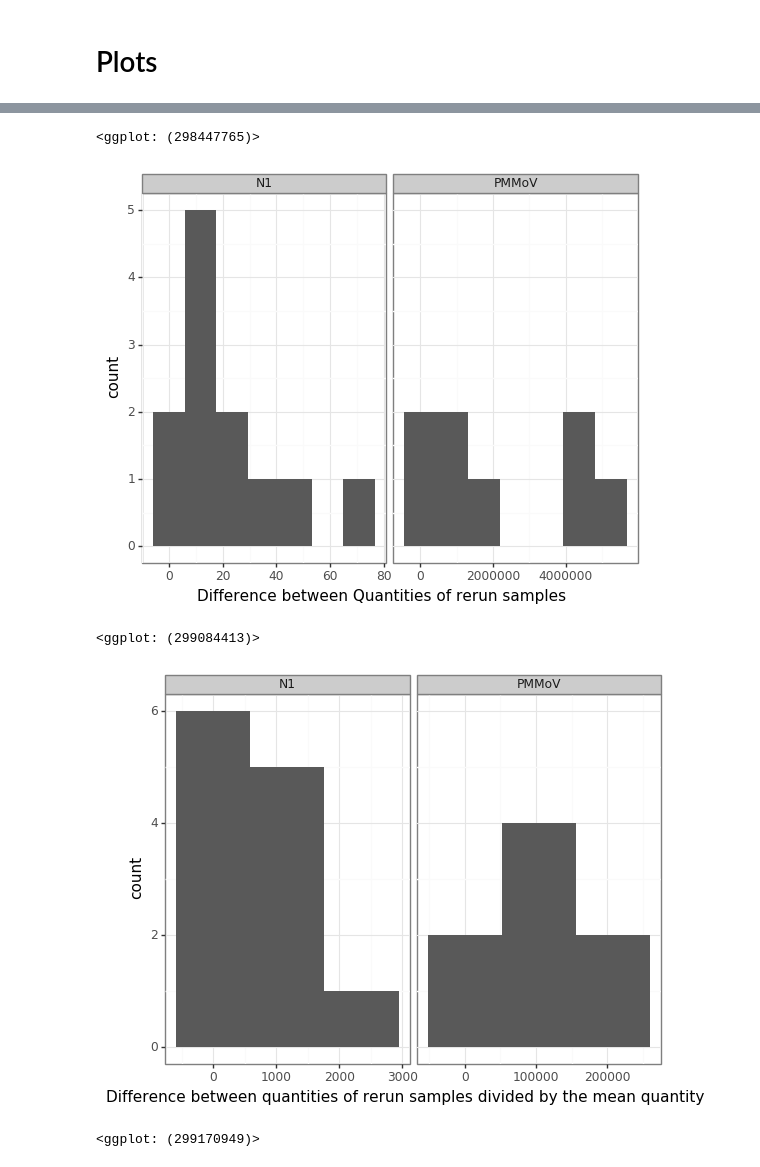
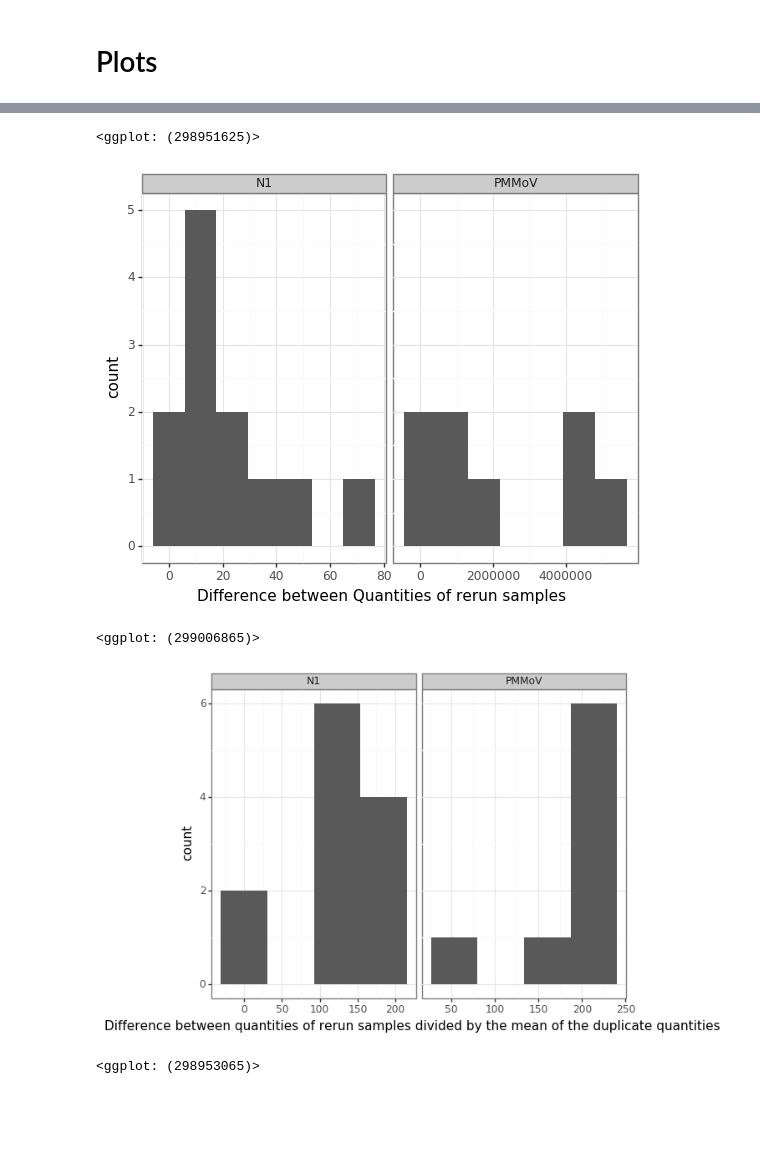
Before and after one commit to wastewaterlab/data_analysis, a Jupyter notebook: notebooks/compare_duplicated_samples.ipynb, the cells around one changed output, grey strips where cells are left out. Saved outputs shown, nothing was run; the diff lists cells and outputs as text; code cells hidden in the pictures; blank space fills up the shorter version.

```diff
--- a/notebooks/compare_duplicated_samples.ipynb
+++ b/notebooks/compare_duplicated_samples.ipynb
@@ -97,7 +97,7 @@ df_summary = df_summary.reset_index()
 df_summary = df_summary[df_summary.Cq_count != 0]
 df_summary['delta_Cq'] = df_summary.Cq_max - df_summary.Cq_min
 df_summary['delta_quantity'] = df_summary.Quantity_max - df_summary.Quantity_min
-df_summary['percent_change_of_quantity'] = 100 * df_summary.delta_quantity / df_summary.Quantity_min
+df_summary['percent_change_of_quantity'] = 100 * df_summary.delta_quantity / df_summary.mean_of_quantites
 df_summary.percent_change_of_quantity = df_summary.percent_change_of_quantity.round(2)
 # %% [markdown]
 ## Explanation:
@@ -128,31 +128,31 @@ df_summary
 # %%
 plt1 = (ggplot(df_summary, aes(x='delta_Cq'))+
  geom_histogram()+
  theme_bw()+
  xlab('Difference between Cqs of rerun samples')+
  facet_grid('~ Target', scales='free_x'))
 
 display(plt1)
 
 plt2 = (ggplot(df_summary, aes(x='delta_quantity'))+
  geom_histogram()+
  theme_bw()+
  xlab('Difference between Quantities of rerun samples')+
  facet_grid('~ Target', scales='free_x'))
 
 display(plt2)
 
 plt3 = (ggplot(df_summary, aes(x='percent_change_of_quantity'))+
  geom_histogram()+
  theme_bw()+
- xlab('Difference between quantities of rerun samples divided by the mean quantity')+
+ xlab('Difference between quantities of rerun samples divided by the mean of the duplicate quantities')+
  facet_grid('~ Target', scales='free_x'))
 
 display(plt3)
 # %% [output]
 [figure]
-<ggplot: (298447765)>
+<ggplot: (298951625)>
 [figure]
-<ggplot: (299084413)>
+<ggplot: (299006865)>
-[figure, old version]
+[figure, new version]
-<ggplot: (299170949)>
+<ggplot: (298953065)>
```
